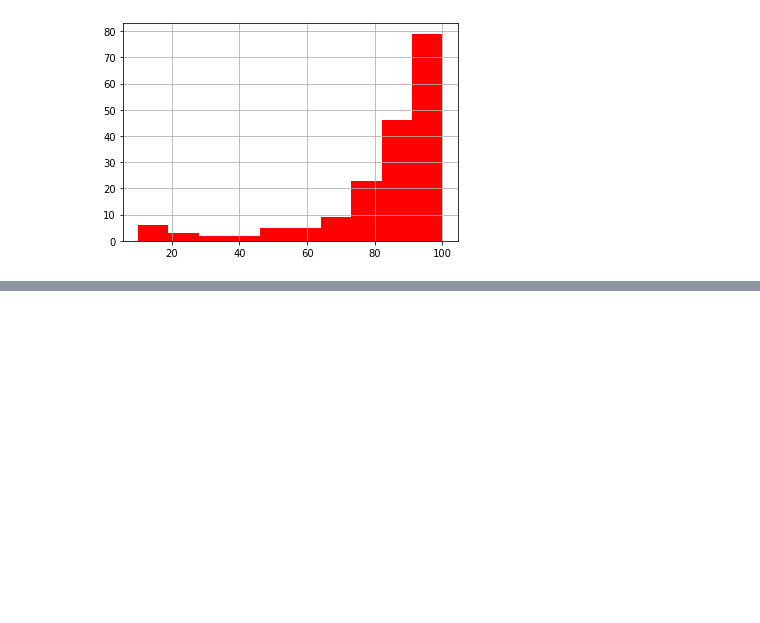
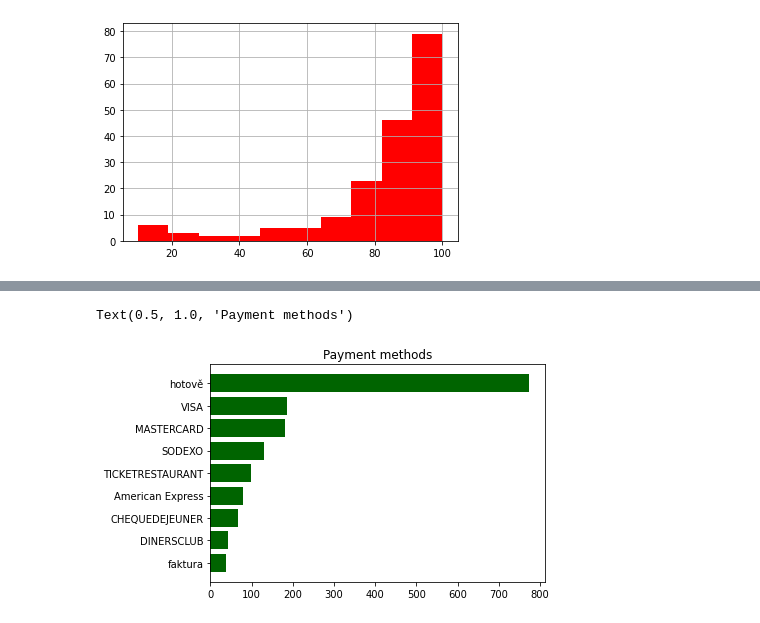
Before and after one commit to Matyas-Mattanelli/Webscraper-Zlate-Stranky, a Jupyter notebook: data_inspection_zlatestranky.ipynb, the cells around one changed output, grey strips where cells are left out. Saved outputs shown, nothing was run; the diff lists cells and outputs as text; code cells hidden in the pictures; blank space fills up the shorter version.

```diff
--- a/data_inspection_zlatestranky.ipynb
+++ b/data_inspection_zlatestranky.ipynb
@@ -239,0 +251,9 @@ plt.legend()
+# %%
+items_sorted=sorted(payment_methods_counts_filtered.items(),key=lambda x:x[1]) #sorting the items in the dictionary
+payment_methods_counts_filtered_sorted={key:value for key, value in items_sorted} #creating a new dictionary from sorted items
+# %%
+plt.barh(list(payment_methods_counts_filtered_sorted.keys()),payment_methods_counts_filtered_sorted.values(),color='darkgreen') #plotting
+plt.title('Payment methods')
+# %% [output]
+Text(0.5, 1.0, 'Payment methods')
+[figure, added]
```
Also changed, not shown: parts of 13 cells of this notebook.
